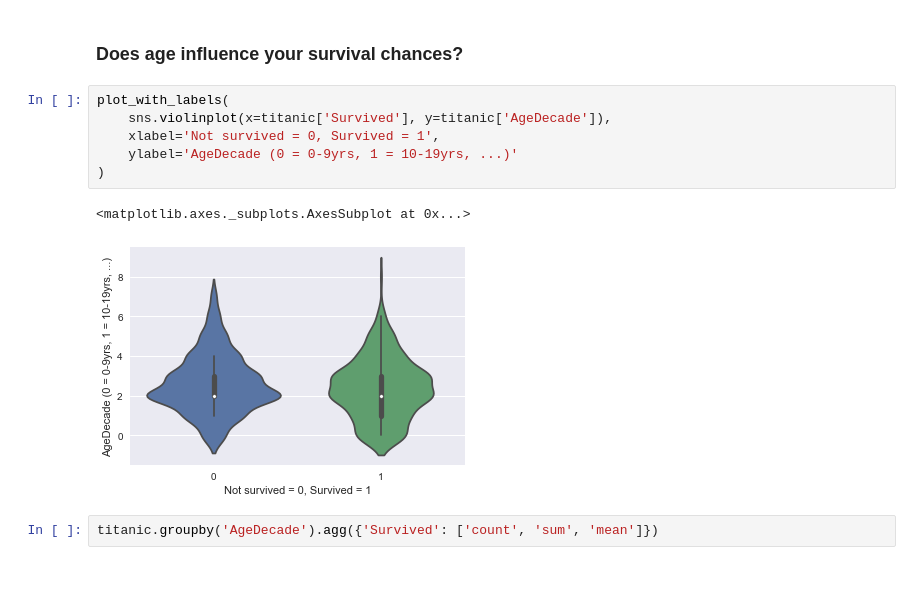
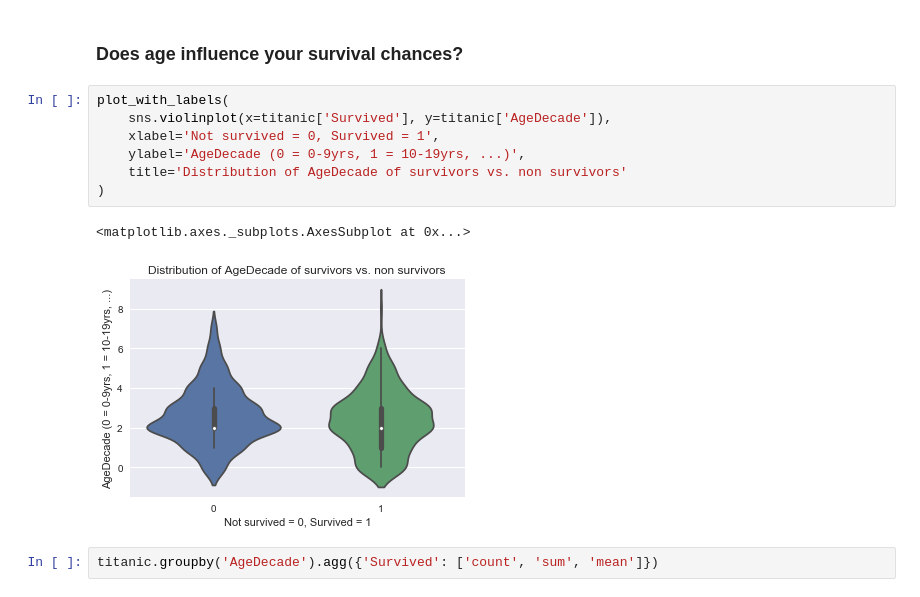
Before and after one commit to XCMer/DAND-Investigate-Dataset, a Jupyter notebook: Analysis.ipynb, the cells around one changed output. Saved outputs shown, nothing was run; the diff lists cells and outputs as text.

```diff
--- a/Analysis.ipynb
+++ b/Analysis.ipynb
@@ -250,12 +259,13 @@ True
 # %%
 plot_with_labels(
     sns.violinplot(x=titanic['Survived'], y=titanic['AgeDecade']),
     xlabel='Not survived = 0, Survived = 1',
-    ylabel='AgeDecade (0 = 0-9yrs, 1 = 10-19yrs, ...)'
+    ylabel='AgeDecade (0 = 0-9yrs, 1 = 10-19yrs, ...)',
+    title='Distribution of AgeDecade of survivors vs. non survivors'
 )
 # %% [output]
 <matplotlib.axes._subplots.AxesSubplot at 0x...>
-[figure, old version]
+[figure, new version]
 # %%
 titanic.groupby('AgeDecade').agg({'Survived': ['count', 'sum', 'mean']})
 # %% [output]
```
Also changed, not shown: parts of 20 cells of this notebook.
